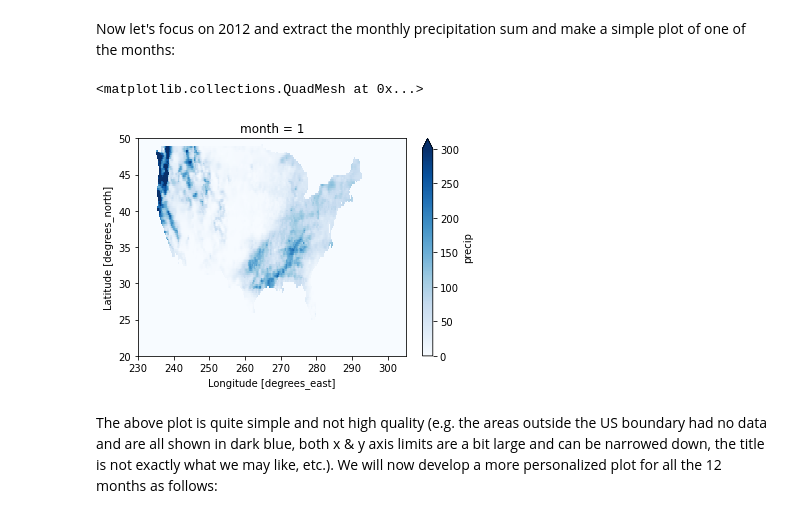
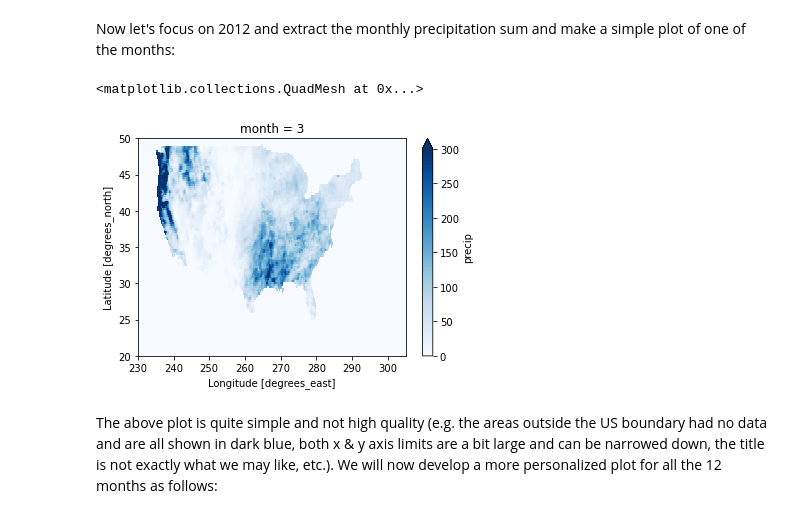
Before and after one commit to Gorkowski/Atmospheric_Science_Class, a Jupyter notebook: Classes/Part1/Lec4b_Tutorial_Python_Geospatial.ipynb, the cells around one changed output. Cells and saved outputs as stored; diff of their text form; code cells hidden in the pictures.

```diff
--- a/Classes/Part1/Lec4b_Tutorial_Python_Geospatial.ipynb
+++ b/Classes/Part1/Lec4b_Tutorial_Python_Geospatial.ipynb
@@ -180,13 +180,13 @@ Now let's focus on 2012 and extract the monthly precipitation sum and make a sim
 # %%
 # The great thing about groupby is that you do not need to worry about the leap years or
 # number of days in each month.
 # In addition, xarray is label-aware and when you pass the plot function, it understands that you want to
 # make a spatial plot and finds the lat and lon values and the appropriate title and labels.
 ds2012_mon = ds2012.groupby('time.month').sum()
-ds2012_mon.precip[0,:,:].plot(cmap='Blues', vmax=300)
+ds2012_mon.precip[2,:,:].plot(cmap='Blues', vmax=300)
 # %% [output]
 <matplotlib.collections.QuadMesh at 0x...>
-[figure, old version]
+[figure, new version]
 # %% [markdown]
 The above plot is quite simple and not high quality (e.g. the areas outside the US boundary had no data and are all shown in dark blue, both x & y axis limits are a bit large and can be narrowed down, the title is not exactly what we may like, etc.). We will now develop a more personalized plot for all the 12 months as follows:
 # %%
```
Also changed, not shown: parts of 1 cell of this notebook, 1 other file.
